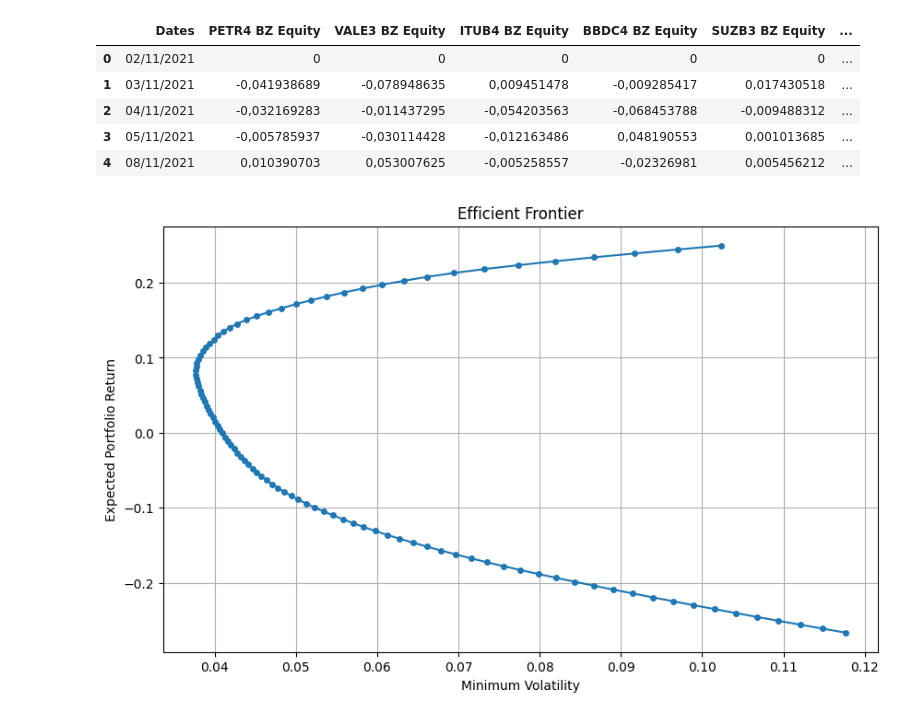
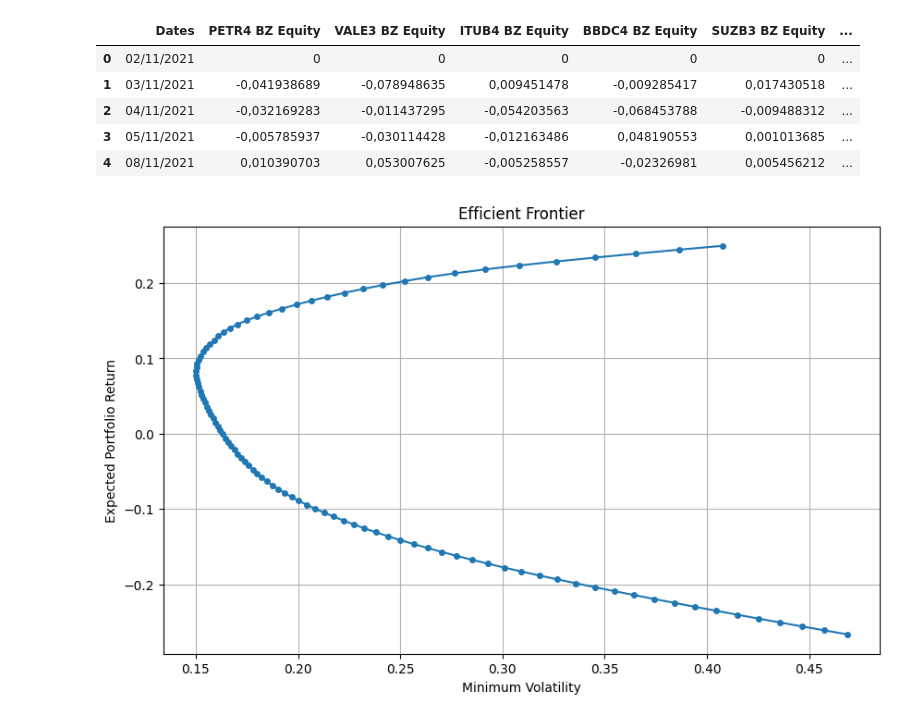
Before and after one commit to FelipeSchreiber/Markowitz, a Jupyter notebook: Efficient_frontier.ipynb, the cells around one changed output. Cells and saved outputs as stored; diff of their text form; code cells hidden in the pictures.

```diff
--- a/Efficient_frontier.ipynb
+++ b/Efficient_frontier.ipynb
@@ -7,9 +7,9 @@ import pandas as pd
 
 # Load the data
 try:
-    returns_df = pd.read_csv("/content/returns.csv",delimiter=";")
+    returns_df = pd.read_csv("returns.csv",delimiter=";")
 except FileNotFoundError:
-    print("Error: The file 'portfolio_analysis - Returns_and_Formulas.csv' was not found.")
+    print("Error: The file was not found.")
     exit()
 # %%
 # returns_df.drop(columns=['Unnamed: 9'], inplace=True)
@@ -129,7 +128,7 @@ import matplotlib.pyplot as plt
 
 # Calculate expected returns and covariance matrix
 expected_returns = returns.mean() * 252  # Annualize returns
-covariance_matrix = returns.cov() * np.sqrt(252)  # Annualize covariance
+covariance_matrix = returns.cov() * 252  # Annualize covariance
 
 # Define a function to calculate portfolio volatility
 def portfolio_volatility(weights, covariance_matrix):
@@ -148,31 +147,31 @@ def minimize_volatility(target_return, expected_returns, covariance_matrix):
 
     # Bounds: weights must be between 0 and 1
     bounds = tuple((0, 1) for asset in range(num_assets))
 
     # Minimize volatility
     result = minimize(portfolio_volatility, initial_weights, args=(covariance_matrix,),
                       method='SLSQP', bounds=bounds, constraints=constraints)
 
     return result.fun # Return the minimum volatility
 
 # Generate a range of target returns
 min_return = expected_returns.min()
 max_return = expected_returns.max()
 target_returns = np.linspace(min_return, max_return, 100)
 
 # Calculate minimum volatility for each target return
 min_volatilities = []
 for tr in target_returns:
     min_vol = minimize_volatility(tr, expected_returns, covariance_matrix)
     min_volatilities.append(min_vol)
 
 # Plot the efficient frontier
 plt.figure(figsize=(10, 6))
 plt.plot(min_volatilities, target_returns, linestyle='-', marker='o', markersize=4)
 plt.xlabel('Minimum Volatility')
 plt.ylabel('Expected Portfolio Return')
 plt.title('Efficient Frontier')
 plt.grid(True)
 plt.show()
 # %% [output]
-[figure, old version]
+[figure, new version]
```
Also changed, not shown: parts of 3 cells of this notebook.
